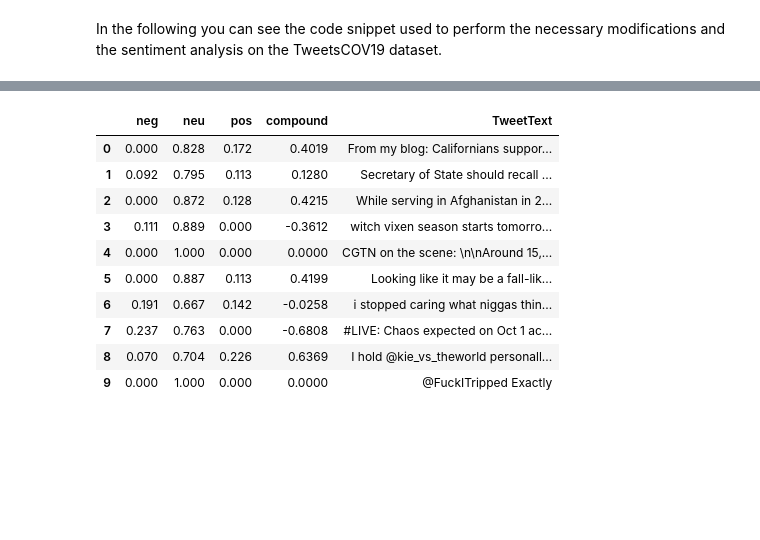
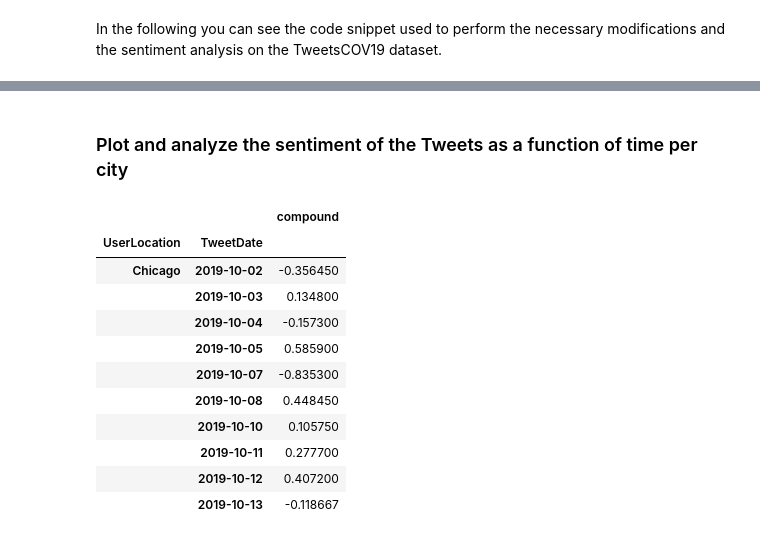
Before and after one commit to richdanis/ML4H, a Jupyter notebook: Project 2/Part_3.ipynb, the cells around one changed output, grey strips where cells are left out. Saved outputs shown, nothing was run; the diff lists cells and outputs as text; code cells hidden in the pictures; blank space fills up the shorter version.

```diff
--- a/Project 2/Part_3.ipynb
+++ b/Project 2/Part_3.ipynb
@@ -58,14 +143,28 @@ sentiment_df['TweetText'] = text_data.values
+# %% [markdown]
+### Plot and analyze the sentiment of the Tweets as a function of time per city
+# %%
+# load sentiment_df
+sentiment_df = pd.read_csv('./data/sentiment.csv')
+
+# group by user location and then by date and make mean of compound
+grouped = sentiment_df.groupby(['UserLocation', 'TweetDate']).mean()
+
+# get user locations of grouped Chicago, New York, Los Angeles, Washington, London, Boston, Singapore, Rome, Seattle
+locations = ['Chicago', 'New York', 'Los Angeles', 'Washington', 'London', 'Boston', 'Singapore', 'Rome', 'Seattle']
+
+new_grouped_locations = grouped.loc[locations]
 # %%
-sentiment_df.head(10)
+new_grouped_locations.head(10)
 # %% [output]
-|  | neg | neu | pos | compound | TweetText |
-| 0 | 0.000 | 0.828 | 0.172 | 0.4019 | From my blog: Californians suppor... |
-| 1 | 0.092 | 0.795 | 0.113 | 0.1280 | Secretary of State should recall ... |
-| 2 | 0.000 | 0.872 | 0.128 | 0.4215 | While serving in Afghanistan in 2... |
-| 3 | 0.111 | 0.889 | 0.000 | -0.3612 | witch vixen season starts tomorro... |
-| 4 | 0.000 | 1.000 | 0.000 | 0.0000 | CGTN on the scene: \n\nAround 15,... |
-| 5 | 0.000 | 0.887 | 0.113 | 0.4199 | Looking like it may be a fall-lik... |
-| 6 | 0.191 | 0.667 | 0.142 | -0.0258 | i stopped caring what niggas thin... |
-| 7 | 0.237 | 0.763 | 0.000 | -0.6808 | #LIVE: Chaos expected on Oct 1 ac... |
-| 8 | 0.070 | 0.704 | 0.226 | 0.6369 | I hold @kie_vs_theworld personall... |
-| 9 | 0.000 | 1.000 | 0.000 | 0.0000 | @FuckITripped Exactly |
+|  |  | compound |
+| UserLocation | TweetDate |  |
+| Chicago | 2019-10-02 | -0.356450 |
+|  | 2019-10-03 | 0.134800 |
+|  | 2019-10-04 | -0.157300 |
+|  | 2019-10-05 | 0.585900 |
+|  | 2019-10-07 | -0.835300 |
+|  | 2019-10-08 | 0.448450 |
+|  | 2019-10-10 | 0.105750 |
+|  | 2019-10-11 | 0.277700 |
+|  | 2019-10-12 | 0.407200 |
+|  | 2019-10-13 | -0.118667 |
```
Also changed, not shown: parts of 36 cells of this notebook, 2 other files.
